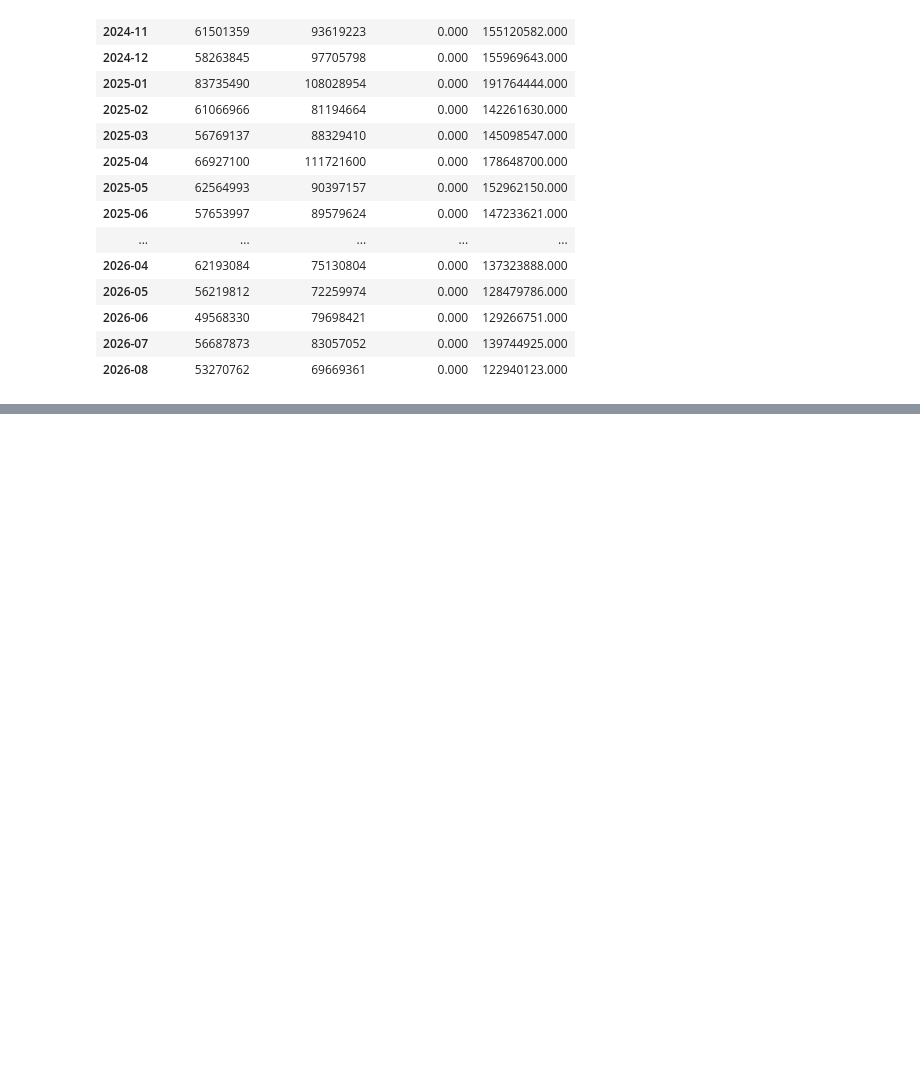
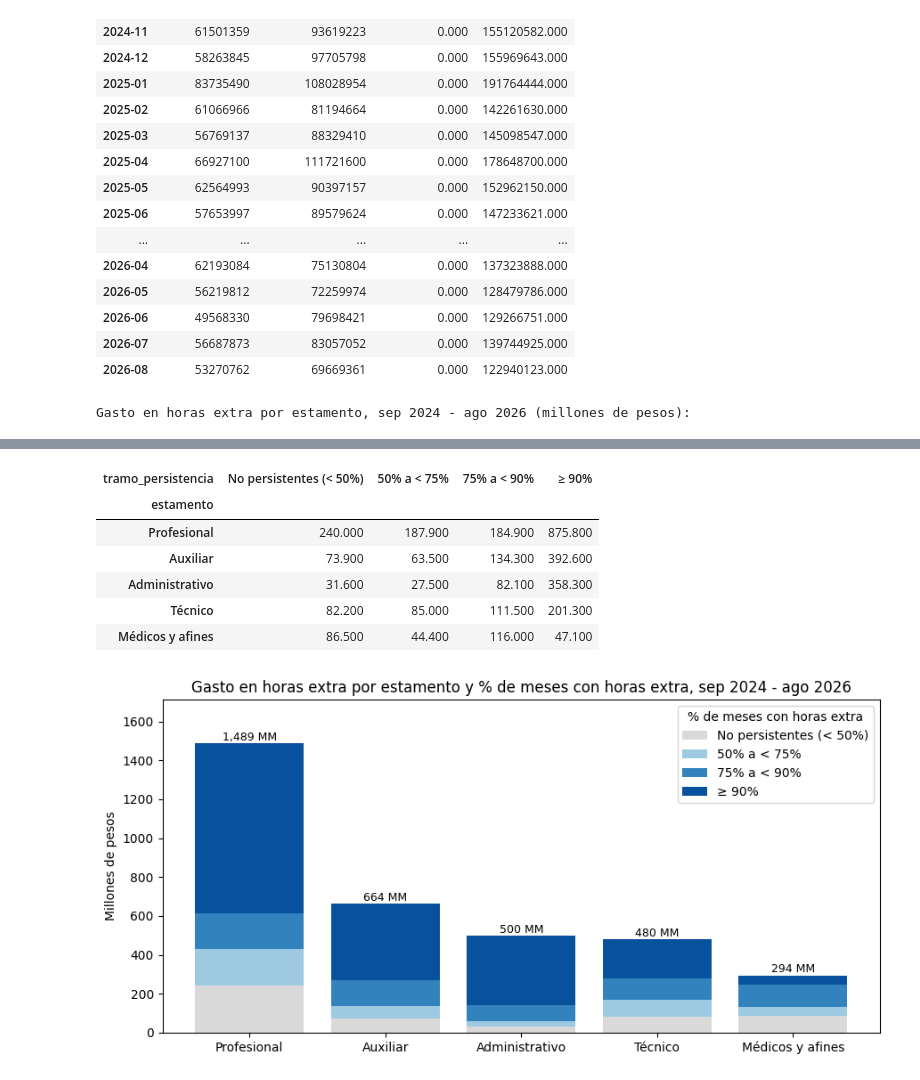
Before and after one commit to josenaxo/Proyecto-Business, a Jupyter notebook: Analysis/EDA.ipynb, the cells around one changed output, grey strips where cells are left out. Cells and saved outputs as stored; diff of their text form; code cells hidden in the pictures; blank space fills up the shorter version.

Commit message:
analisis extra de gasto por estamento

```diff
--- a/Analysis/EDA.ipynb
+++ b/Analysis/EDA.ipynb
@@ -1648,3 +1648,74 @@ dtype: object
 | 2026-06 | 49568330 | 79698421 | 0.000 | 129266751.000 |
 | 2026-07 | 56687873 | 83057052 | 0.000 | 139744925.000 |
 | 2026-08 | 53270762 | 69669361 | 0.000 | 122940123.000 |
+# %%
+#GASTO EN HORAS EXTRAORDINARIAS POR ESTAMENTO Y PERSISTENCIA
+persistentes = p12.loc[p12["persistente"], "Nombre completo"]
+analitica["persistente"] = analitica["Nombre completo"].isin(persistentes)
+
+def gasto_por_estamento(tabla):
+    gasto = tabla.groupby("estamento").agg(
+        personas=("Nombre completo", "nunique"),
+        gasto_total=("monto_hhee", "sum"),
+    )
+    gasto["gasto_persistentes"] = tabla[tabla["persistente"]].groupby("estamento")["monto_hhee"].sum()
+    gasto["n_persistentes"] = tabla[tabla["persistente"]].groupby("estamento")["Nombre completo"].nunique()
+    gasto = gasto.fillna(0)
+    gasto["gasto_no_persistentes"] = gasto["gasto_total"] - gasto["gasto_persistentes"]
+    gasto["%_del_total"] = gasto["gasto_total"] / gasto["gasto_total"].sum() * 100
+    gasto["%_persistentes"] = gasto["gasto_persistentes"] / gasto["gasto_total"] * 100
+    gasto["gasto_por_persona"] = gasto["gasto_total"] / gasto["personas"]
+    return gasto.sort_values("gasto_total", ascending=False)
+
+gasto_estamento = gasto_por_estamento(analitica)
+en_millones = ["gasto_total", "gasto_persistentes", "gasto_no_persistentes", "gasto_por_persona"]
+print("Gasto en horas extra por estamento, sep 2024 - ago 2026 (millones de pesos):")
+display(gasto_estamento.assign(**{c: gasto_estamento[c] / 1e6 for c in en_millones}).round(1))
+
+total = analitica["monto_hhee"].sum()
+total_persistentes = analitica.loc[analitica["persistente"], "monto_hhee"].sum()
+print(f"Gasto total: $ {total / 1e6:,.1f} millones")
+print(f"Gasto de las {analitica.loc[analitica['persistente'], 'Nombre completo'].nunique()} personas persistentes: "
+      f"$ {total_persistentes / 1e6:,.1f} millones ({total_persistentes / total * 100:.1f}% del total)")
+
+# Sensibilidad: gasto total por estamento excluyendo los meses marcados
+sin_marcas = {
+    "Original": analitica,
+    "Sin enero 2025": analitica[~analitica["flag_mes_atipico"]],
+    "Sin agosto 2025": analitica[analitica["periodo"] != "2025-08"],
+    "Sin horas extremas": analitica[~analitica["flag_horas_extremas"]],
+}
+sensibilidad_gasto = pd.DataFrame({
+    nombre: t.groupby("estamento")["monto_hhee"].sum() / 1e6 for nombre, t in sin_marcas.items()
+})
+sensibilidad_gasto.loc["Total"] = sensibilidad_gasto.sum()
+print("\nGasto en horas extra por escenario (millones de pesos):")
+display(sensibilidad_gasto.round(1))
+
+#FIGURA 7: GASTO POR ESTAMENTO SEGÚN TRAMO DE PERSISTENCIA
+tramos = ["No persistentes (< 50%)", "50% a < 75%", "75% a < 90%", "≥ 90%"]
+tramo_persona = pd.cut(p12.set_index("Nombre completo")["pct_meses_con_hhee"],
+                       bins=[-1, 50, 75, 90, 101], right=False, labels=tramos)
+analitica["tramo_persistencia"] = analitica["Nombre completo"].map(tramo_persona).astype(object).fillna(tramos[0])
+
+gasto_tramo = (analitica.pivot_table(index="estamento", columns="tramo_persistencia", values="monto_hhee", aggfunc="sum")
+               .reindex(index=gasto_estamento.index, columns=tramos).fillna(0) / 1e6)
+display(gasto_tramo.round(1))
+
+fig, ax = plt.subplots(figsize=(9, 4.5))
+colores = ["#d9d9d9", "#9ecae1", "#3182bd", "#08519c"]
+base = np.zeros(len(gasto_tramo))
+for tramo, color in zip(tramos, colores):
+    ax.bar(gasto_tramo.index, gasto_tramo[tramo], bottom=base, color=color, label=tramo)
+    base += gasto_tramo[tramo].values
+for i, tot in enumerate(base):
+    ax.text(i, tot + 15, f"{tot:,.0f} MM", ha="center", fontsize=9)
+ax.set_ylabel("Millones de pesos")
+ax.set_title("Gasto en horas extra por estamento y % de meses con horas extra, sep 2024 - ago 2026")
+ax.set_ylim(0, base.max() * 1.15)
+ax.legend(title="% de meses con horas extra")
+plt.tight_layout()
+plt.savefig(DATA_DIR / "figura_7_gasto_por_estamento.png", dpi=150)
+plt.show()
+# %% [output]
+Gasto en horas extra por estamento, sep 2024 - ago 2026 (millones de pesos):
@@ -1650,0 +1741,8 @@ dtype: object
+| tramo_persistencia | No persistentes (< 50%) | 50% a < 75% | 75% a < 90% | ≥ 90% |
+| estamento |  |  |  |  |
+| Profesional | 240.000 | 187.900 | 184.900 | 875.800 |
+| Auxiliar | 73.900 | 63.500 | 134.300 | 392.600 |
+| Administrativo | 31.600 | 27.500 | 82.100 | 358.300 |
+| Técnico | 82.200 | 85.000 | 111.500 | 201.300 |
+| Médicos y afines | 86.500 | 44.400 | 116.000 | 47.100 |
+[figure, added]
```
Also changed, not shown: parts of 2 cells of this notebook, 1 other file.
